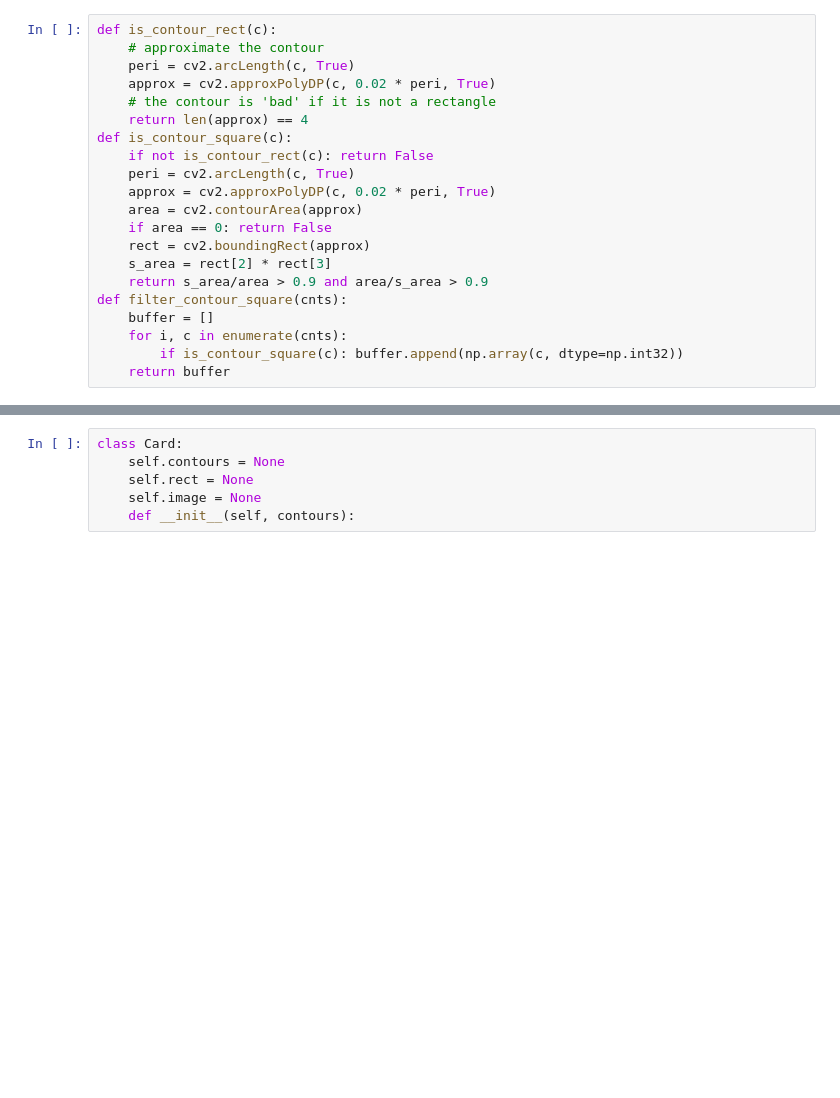
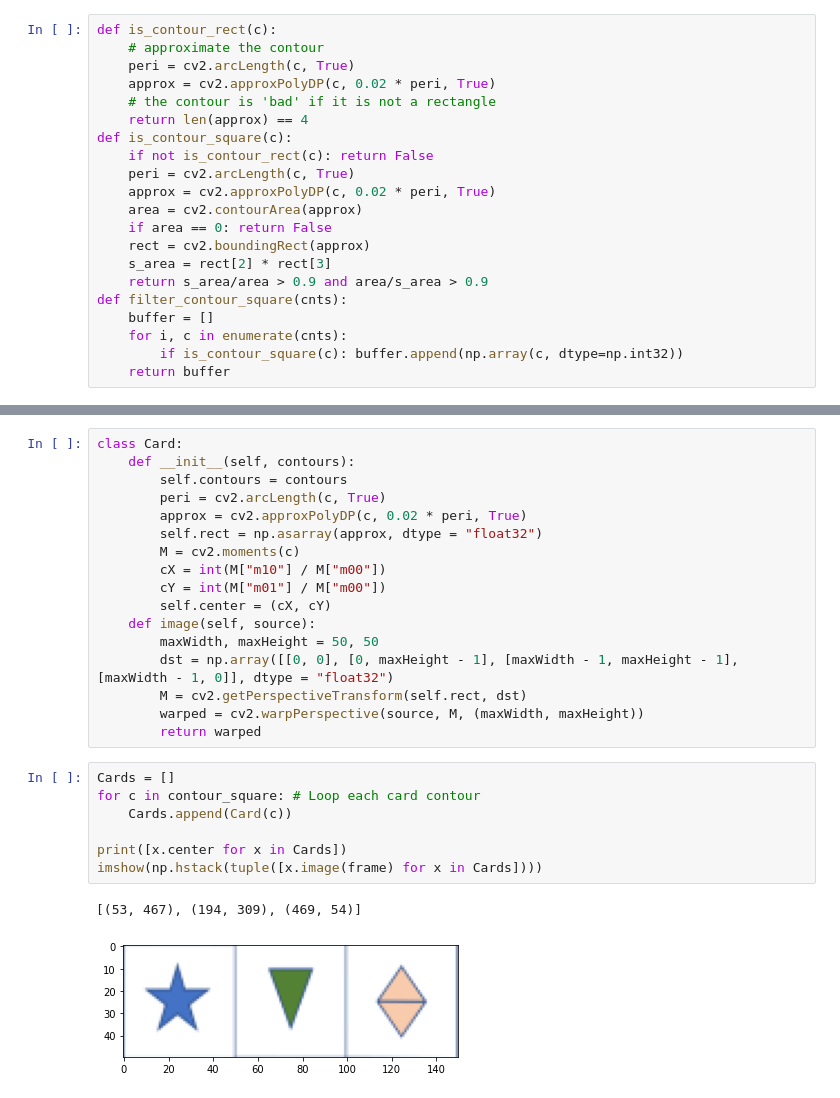
Before and after one commit to teerameth/Module6-7, a Jupyter notebook: MileStone22.ipynb, the cells around one changed output, grey strips where cells are left out. Drawn from its saved outputs; the diff is of its cells as text; blank space fills up the shorter version.

```diff
--- a/MileStone22.ipynb
+++ b/MileStone22.ipynb
@@ -84,6 +85,27 @@ Found 3 path.
-# %%
-class Card:
-    self.contours = None
-    self.rect = None
-    self.image = None
-    def __init__(self, contours):
+# %%
+class Card:
+    def __init__(self, contours):
+        self.contours = contours
+        peri = cv2.arcLength(c, True)
+        approx = cv2.approxPolyDP(c, 0.02 * peri, True)
+        self.rect = np.asarray(approx, dtype = "float32")
+        M = cv2.moments(c)
+        cX = int(M["m10"] / M["m00"])
+        cY = int(M["m01"] / M["m00"])
+        self.center = (cX, cY)
+    def image(self, source):
+        maxWidth, maxHeight = 50, 50
+        dst = np.array([[0, 0], [0, maxHeight - 1], [maxWidth - 1, maxHeight - 1], [maxWidth - 1, 0]], dtype = "float32")
+        M = cv2.getPerspectiveTransform(self.rect, dst)
+        warped = cv2.warpPerspective(source, M, (maxWidth, maxHeight))
+        return warped
+# %%
+Cards = []
+for c in contour_square: # Loop each card contour
+    Cards.append(Card(c))
+
+print([x.center for x in Cards])
+imshow(np.hstack(tuple([x.image(frame) for x in Cards])))
+# %% [output]
+[(53, 467), (194, 309), (469, 54)]
+[figure, added]
```
Also changed, not shown: parts of 5 cells of this notebook.
